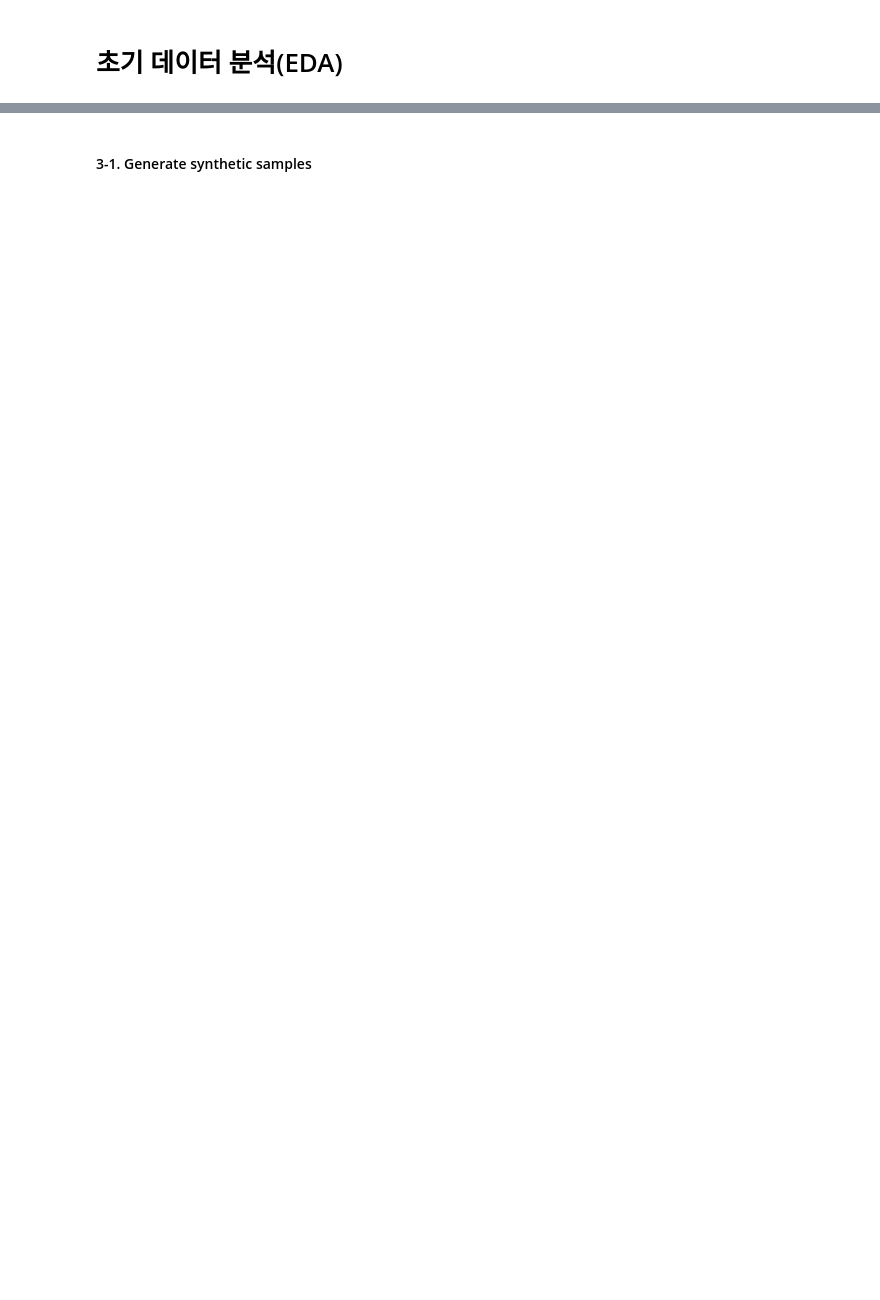
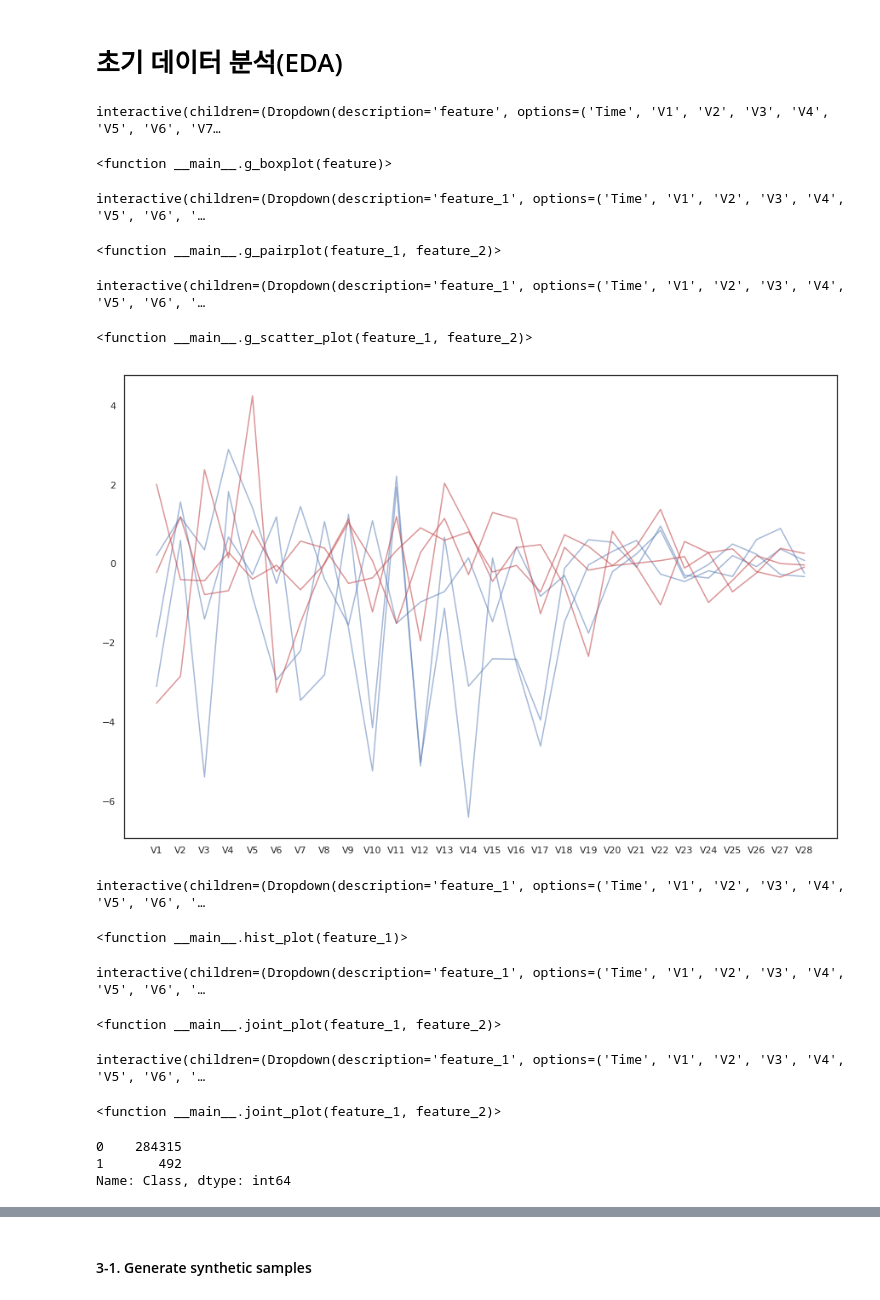
Before and after one commit to younseun/google-asl-study, a Jupyter notebook: final_mini_project/bdh/eda-engineering.ipynb, the cells around one changed output, grey strips where cells are left out. Drawn from its saved outputs; the diff is of its cells as text; code cells hidden in the pictures; blank space fills up the shorter version.

```diff
--- a/final_mini_project/bdh/eda-engineering.ipynb
+++ b/final_mini_project/bdh/eda-engineering.ipynb
@@ -15,6 +13,6 @@ hello
 # %%
 %matplotlib inline
 # %%
-data = pd.read_csv('creditcard.csv')
+data = pd.read_csv('gs://{}/data/creditcard.csv'.format('qwiklabs-gcp-ml-8d503f4cdc07'))
 # %%
 data.head(3)
@@ -32,25 +49,78 @@ def g_boxplot(feature):
     sns.set(style="white", color_codes = True)
     g = sns.boxplot(x='Class', y=feature,  data=data, hue="Class")
 interact(g_boxplot,feature = list(data))
+# %% [output]
+interactive(children=(Dropdown(description='feature', options=('Time', 'V1', 'V2', 'V3', 'V4', 'V5', 'V6', 'V7…
+<function __main__.g_boxplot(feature)>
 # %%
 ## 사기의심 클래스 비주얼 확인 결과 중요 feature --> 정상과 분포가 조금 다른 케이스 : V18, V17,V16, V12,V4
 # %%
 def g_pairplot(feature_1, feature_2):
     sns.set(style="white", color_codes = True)
-    g = sns.pairplot(data, hue="Class",vars=[feature_1, feature_2])
+    g = sns.pairplot(data, hue="Class",vars=[feature_1, feature_2], height=5)
 interact(g_pairplot,feature_1 = list(data), feature_2 = list(data))
+# %% [output]
+interactive(children=(Dropdown(description='feature_1', options=('Time', 'V1', 'V2', 'V3', 'V4', 'V5', 'V6', '…
+<function __main__.g_pairplot(feature_1, feature_2)>
+# %%
+%matplotlib inline
+def g_scatter_plot(feature_1, feature_2):
+   plt.figure(figsize=(10,5))
+   plt.xlabel(feature_1)
+   plt.ylabel(feature_2)
+   plt.scatter(data[data['Class']==0][feature_1], data[data['Class']==0][feature_2],c='b',marker='.',label='class 0')
+   plt.scatter(data[data['Class']==1][feature_1], data[data['Class']==1][feature_2],c='r',marker='*',label='class 1')
+   plt.legend()
+interact(g_scatter_plot,feature_1 = list(data), feature_2 = list(data))
+# %% [output]
+interactive(children=(Dropdown(description='feature_1', options=('Time', 'V1', 'V2', 'V3', 'V4', 'V5', 'V6', '…
+<function __main__.g_scatter_plot(feature_1, feature_2)>
+# %%
+
+d_data = data.copy()
+d_data = d_data.drop('Time',axis=1)
+d_data = d_data.drop('Amount',axis=1)
+a = d_data[d_data.Class ==1].sample(frac=1).head(3)
+b = d_data[d_data.Class ==0].sample(frac=1).head(3)
+a = a.drop('Class',axis=1)
+b = b.drop('Class',axis=1)
+plt.figure(figsize=(15,10))
+plt.plot(a.T,c='b',label='Class 1', alpha=0.5)
+plt.plot(b.T,c='r',label='Class 0', alpha=0.6)
+plt.show()
+# %% [output]
+[figure, added]
 # %%
 def hist_plot(feature_1):
 #     plt.set(style="white", color_codes = True)
     ax = sns.distplot(data[feature_1], bins=20)
 interact(hist_plot, feature_1 = list(data))
+# %% [output]
+interactive(children=(Dropdown(description='feature_1', options=('Time', 'V1', 'V2', 'V3', 'V4', 'V5', 'V6', '…
+<function __main__.hist_plot(feature_1)>
 # %%
 %matplotlib inline
 def joint_plot(feature_1, feature_2):
     sns.set(style="white", color_codes = True)
     g = sns.jointplot(x = feature_1, y= feature_2, data= data, color ='b',size = 7)
 interact(joint_plot,feature_1 = list(data), feature_2 = list(data))
+# %% [output]
+interactive(children=(Dropdown(description='feature_1', options=('Time', 'V1', 'V2', 'V3', 'V4', 'V5', 'V6', '…
+<function __main__.joint_plot(feature_1, feature_2)>
+# %%
+%matplotlib inline
+def joint_plot(feature_1, feature_2):
+    sns.set(style="white", color_codes = True)
+    g = sns.plot(x = feature_1, y= feature_2, data= data, color ='b',size = 7)
+interact(joint_plot,feature_1 = list(data), feature_2 = list(data))
+# %% [output]
+interactive(children=(Dropdown(description='feature_1', options=('Time', 'V1', 'V2', 'V3', 'V4', 'V5', 'V6', '…
+<function __main__.joint_plot(feature_1, feature_2)>
 # %%
 print(data['Class'].value_counts())
+# %% [output]
+0    284315
+1       492
+Name: Class, dtype: int64
 # %%
 sam.generate_correlation_dic(corr = 0.5)
```
Also changed, not shown: parts of 5 cells of this notebook, 1 other file.
